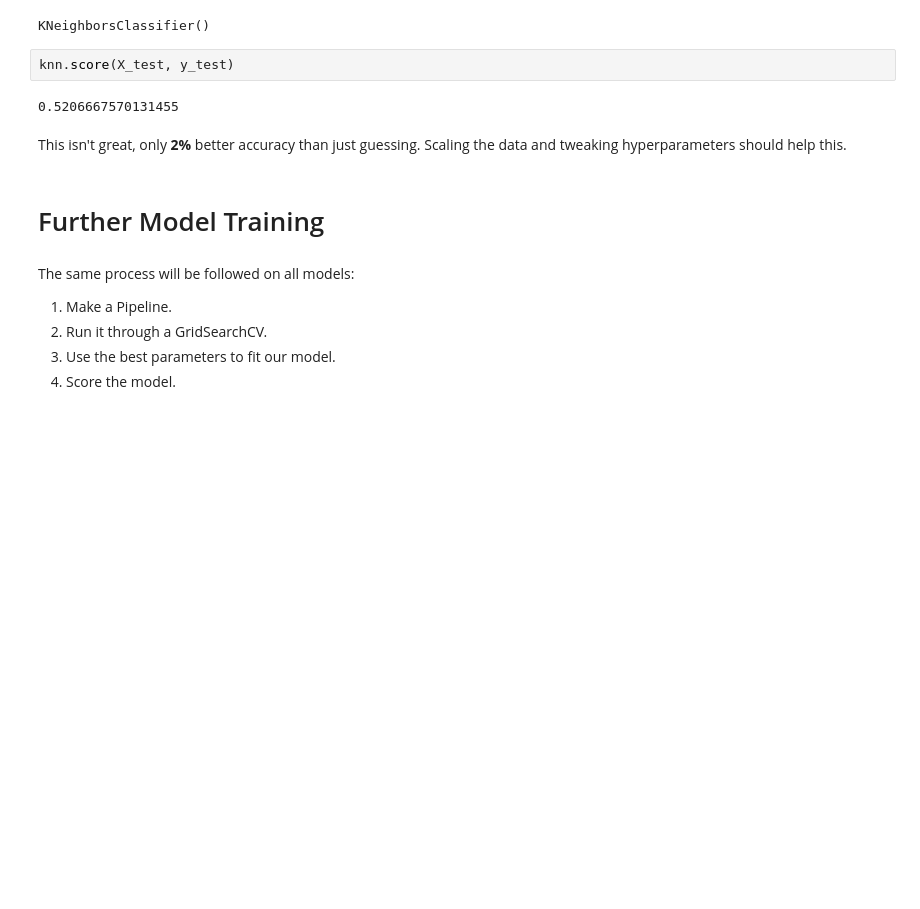
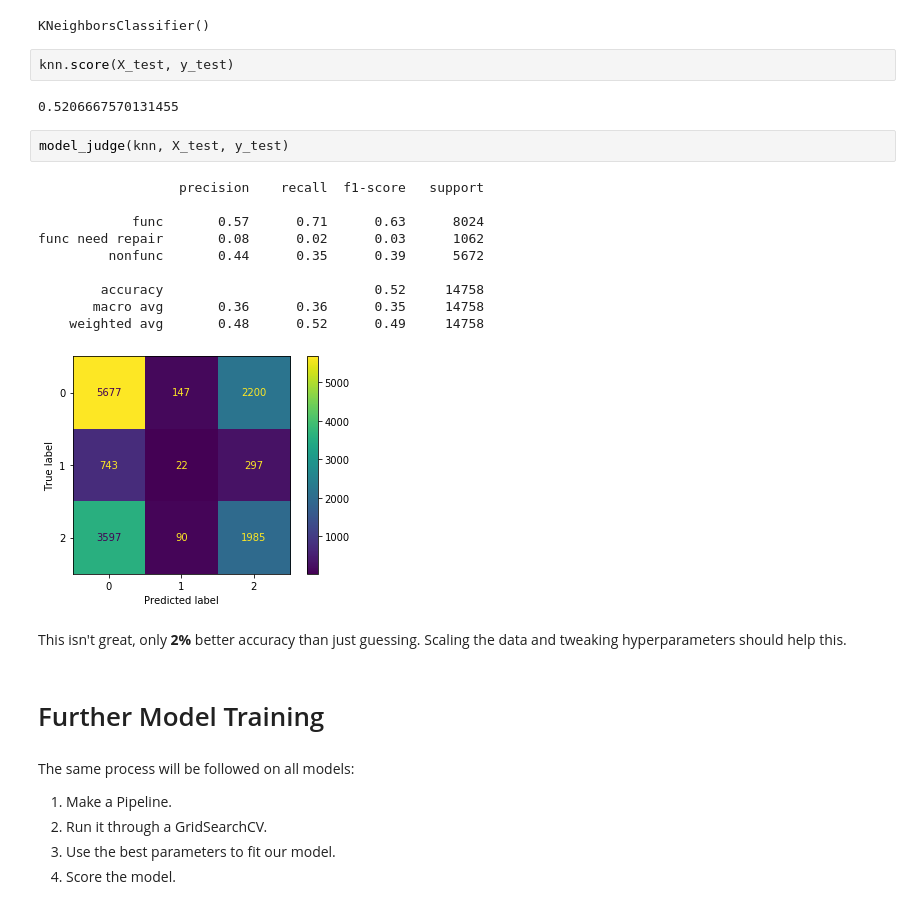
Before and after one commit to stevenzych/tanzanian_wells, a Jupyter notebook: notebooks/modeling.ipynb, the cells around one changed output. Cells and saved outputs as stored; diff of their text form; blank space fills up the shorter version.

```diff
--- a/notebooks/modeling.ipynb
+++ b/notebooks/modeling.ipynb
@@ -203,6 +203,19 @@ KNeighborsClassifier()
 knn.score(X_test, y_test)
 # %% [output]
 0.5206667570131455
+# %%
+model_judge(knn, X_test, y_test)
+# %% [output]
+                  precision    recall  f1-score   support
+
+            func       0.57      0.71      0.63      8024
+func need repair       0.08      0.02      0.03      1062
+         nonfunc       0.44      0.35      0.39      5672
+
+        accuracy                           0.52     14758
+       macro avg       0.36      0.36      0.35     14758
+    weighted avg       0.48      0.52      0.49     14758
+[figure, added]
 # %% [markdown]
 This isn't great, only **2%** better accuracy than just guessing. Scaling the data and tweaking hyperparameters should help this.
 # %% [markdown]
```
Also changed, not shown: parts of 1 cell of this notebook, 6 other files.
